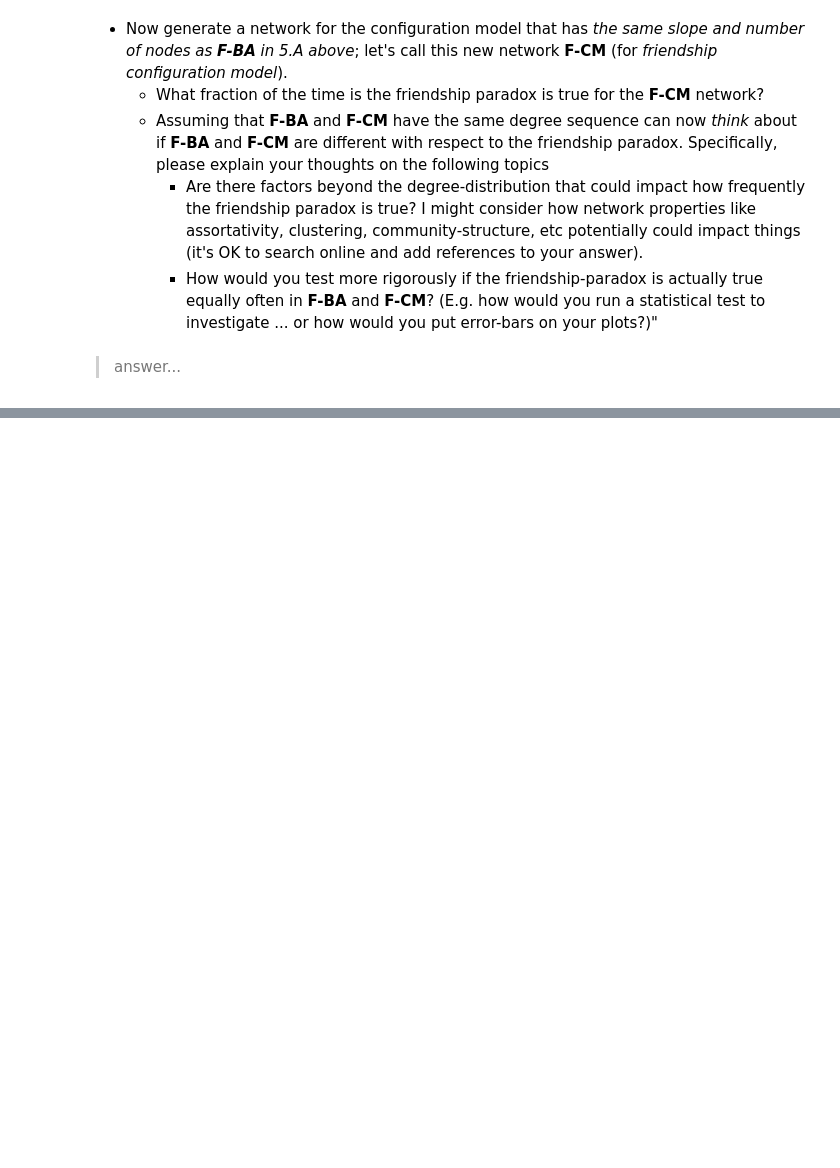
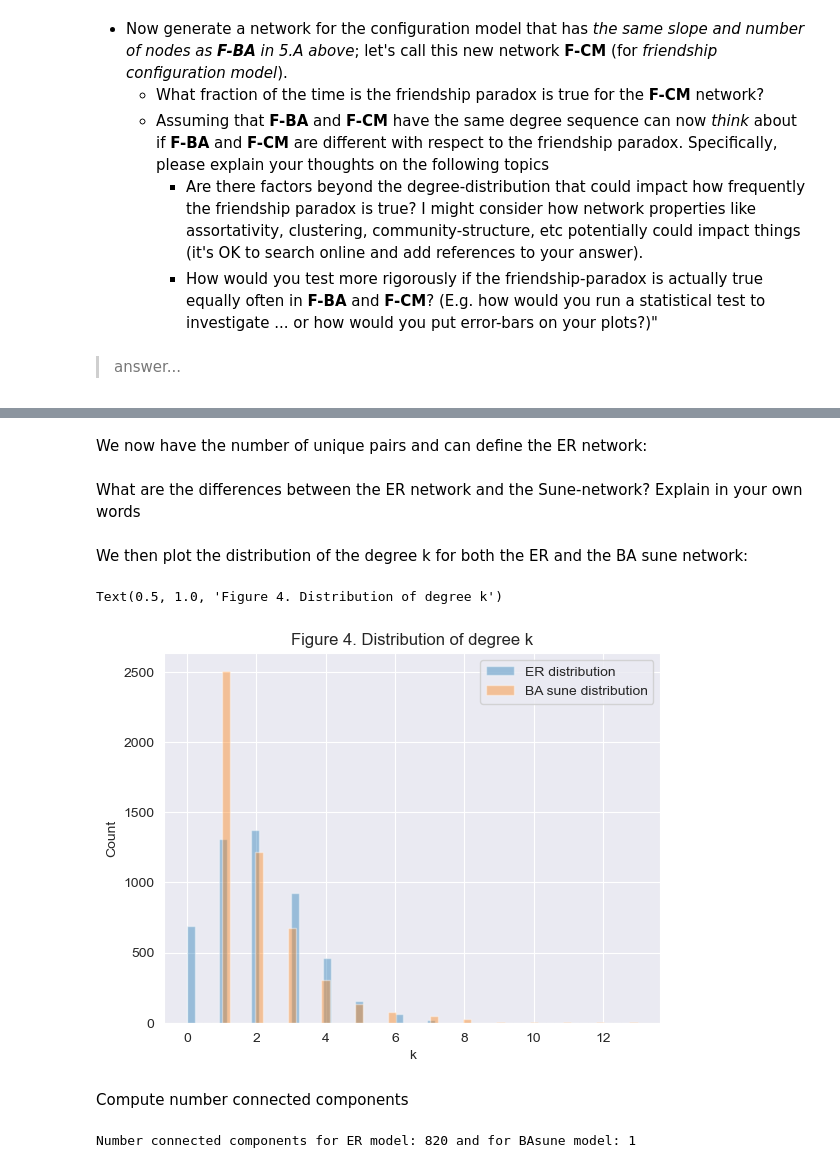
Before and after one commit to peern/social-graphs-assignments, a Jupyter notebook: assignment-1/assignment-1.ipynb, the cells around one changed output, grey strips where cells are left out. Drawn from its saved outputs; the diff is of its cells as text; code cells hidden in the pictures; blank space fills up the shorter version.

```diff
--- a/assignment-1/assignment-1.ipynb
+++ b/assignment-1/assignment-1.ipynb
@@ -792,9 +562,0 @@ Using the previously created dict containing nodes and lengths from the source (
-# %%
-color_map = []
-for node in GCC:  # for each node in the giant connected component
-    if length[node] == 0:  # starting node
-        color_map.append("#000000")
-    elif length[node] == 2:  # nodes 2-steps away
-        color_map.append("#ff0000")
-    else:  # all other nodes
-        color_map.append("#A0CBE2")
@@ -1093,0 +669,3 @@ Out of those 1000 times the friendship paradox is true 856 times.
+# %%
+BAsune = createBASunemodel(5000)
+k = [y for (x,y) in BAsune.degree] # Get all degrees
@@ -1093,0 +678,36 @@ Out of those 1000 times the friendship paradox is true 856 times.
+# %%
+# Compute number of unique pairs in BA model
+uniquepairs = 5000*(5000-1)/2
+# %% [markdown]
+We now have the number of unique pairs and can define the ER network:
+# %%
+# Erdos model
+N = 5000
+p = 5000/uniquepairs # Number of nodes diveded by number of unique pairs, then we get the probability of edge in the BA model
+er_network = nx.erdos_renyi_graph(N, p)
+kER = [y for (x,y) in er_network.degree] # Get all degrees
+# %% [markdown]
+What are the differences between the ER network and the Sune-network? Explain in your own words
+# %% [markdown]
+We then plot the distribution of the degree k for both the ER and the BA sune network:
+# %%
+# Plot distribution
+#sns.scatterplot(y=histER, x=bin_edgesER[:-1])
+sns.distplot(kER,kde=False, label='ER distribution')
+sns.distplot(k,kde=False, label='BA sune distribution')
+plt.legend()
+plt.xlabel("k")
+plt.ylabel("Count")
+plt.title("Figure 4. Distribution of degree k")
+# %% [output]
+Text(0.5, 1.0, 'Figure 4. Distribution of degree k')
+[figure, added]
+# %% [markdown]
+Compute number connected components
+# %%
+print("Number connected components for ER model: {0} and for BAsune model: {1}".format(
+    nx.number_connected_components(er_network),
+    nx.number_connected_components(BAsune)
+))
+# %% [output]
+Number connected components for ER model: 820 and for BAsune model: 1
```
Also changed, not shown: parts of 137 cells of this notebook.
